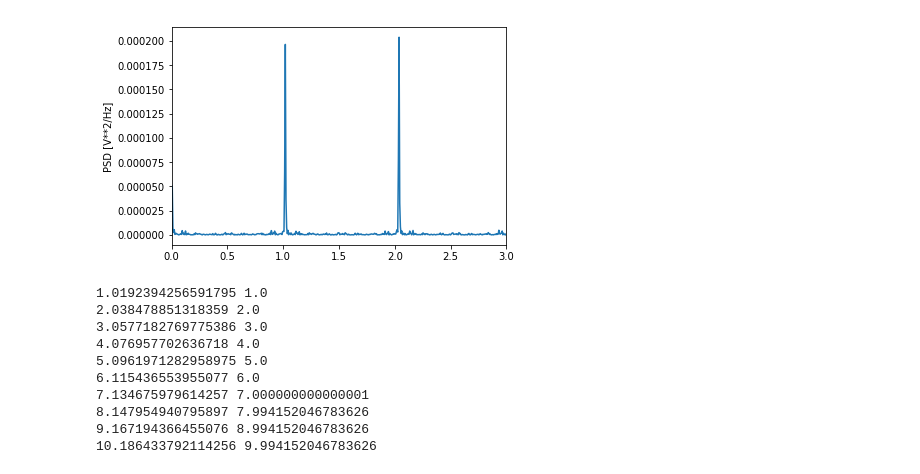
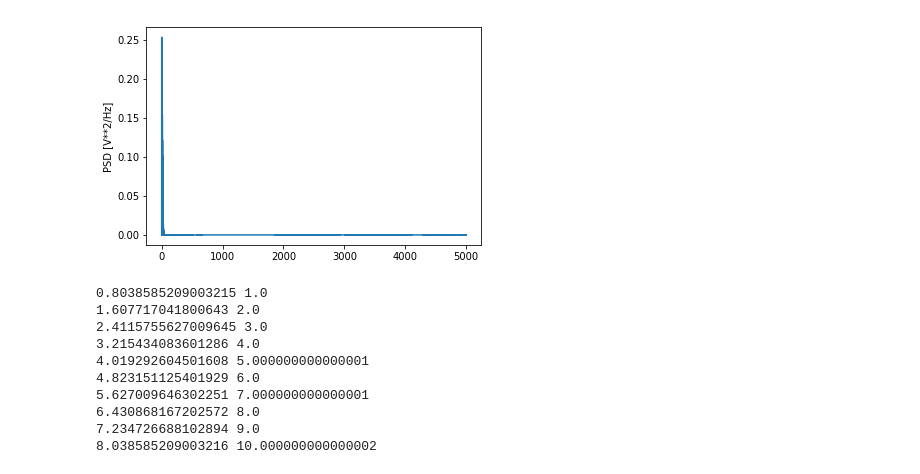
Before and after one commit to KazAndr/bsa3, a Jupyter notebook: pulsar_generator.ipynb, the cells around one changed output. Saved outputs shown, nothing was run; the diff lists cells and outputs as text; code cells hidden in the pictures.

Commit message:
Code for correct determing of fake period was added

```diff
--- a/pulsar_generator.ipynb
+++ b/pulsar_generator.ipynb
@@ -18,6 +13,6 @@ def chunk(arr, size):
 # %%
-period_s = 0.9815 # желаемая точность - до 5 знака
-pulse = signal.gaussian(period_s*10e4, std=100, sym=True)
+period_s = 1.244 # желаемая точность - до 5 знака
+pulse = signal.gaussian(period_s*10e3, std=100, sym=True)
 #window = np.array([random_sample(1)*random_sample(1)*i for i in window])
 plt.plot(pulse)
 print(1/period_s)
@@ -27,6 +22,8 @@ print(1/period_s)
 # %%
-obser = pulse[:]
-for i in range(100):
-    obser = np.append(obser, random_sample(1)*pulse)
+obser = []
+for i in range(10):
+    obser.append([])
+    for j in range(1000):
+        obser[i].extend(random_sample(1)*pulse + np.random.normal(0, 0.05, len(pulse)))
 # %%
 plt.close()
@@ -60,27 +53,27 @@ plt.show()
 # %%
-fs = 1*10e4 # частотота дискретизации временных рядов
-f, Pxx_den = signal.periodogram(noised_obser, fs)
+fs = 10e3 # частотота дискретизации временных рядов
+f, Pxx_den = signal.periodogram(obser[1], fs)
 plt.plot(f, Pxx_den)
 plt.ylabel('PSD [V**2/Hz]')
 # plt.axhline(0.3*max(Pxx_den))
 # plt.ylim(0, 0.00003)
-plt.xlim(0, 3)
+#plt.xlim(0, 3)
 plt.show()
 # %% [output]
-[figure, old version]
+[figure, new version]
 # %%
 peaks, _ = signal.find_peaks(Pxx_den, height=0.5*max(Pxx_den))
 main_harm = f[peaks][0]
 for i in f[peaks][0:10]:
     print(i, i/main_harm)
 # %% [output]
-1.0192394256591795 1.0
-2.038478851318359 2.0
-3.0577182769775386 3.0
-4.076957702636718 4.0
-5.0961971282958975 5.0
-6.115436553955077 6.0
-7.134675979614257 7.000000000000001
-8.147954940795897 7.994152046783626
-9.167194366455076 8.994152046783626
-10.186433792114256 9.994152046783626
+0.8038585209003215 1.0
+1.607717041800643 2.0
+2.4115755627009645 3.0
+3.215434083601286 4.0
+4.019292604501608 5.000000000000001
+4.823151125401929 6.0
+5.627009646302251 7.000000000000001
+6.430868167202572 8.0
+7.234726688102894 9.0
+8.038585209003216 10.000000000000002
```
Also changed, not shown: parts of 14 cells of this notebook.
